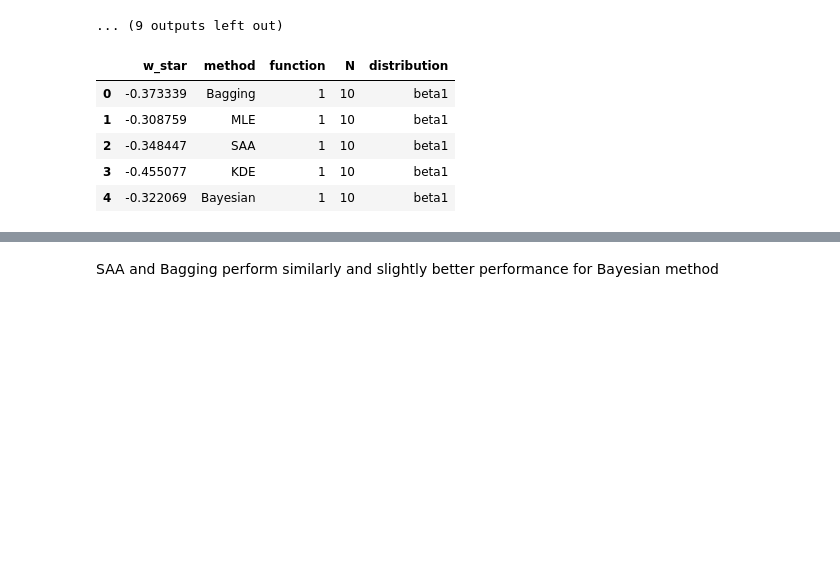
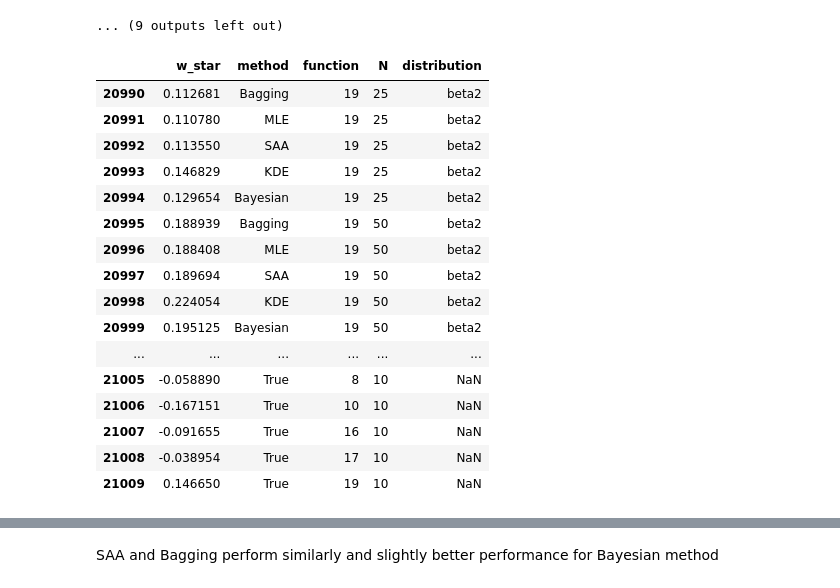
Before and after one commit to harrisonnguyen/stochastic_optimisation, a Jupyter notebook: BetaCostFunction/Beta_experiments.ipynb, the cells around one changed output, grey strips where cells are left out. Cells and saved outputs as stored; diff of their text form; code cells hidden in the pictures; blank space fills up the shorter version.

```diff
--- a/BetaCostFunction/Beta_experiments.ipynb
+++ b/BetaCostFunction/Beta_experiments.ipynb
@@ -293,15 +304,26 @@ for z in range(len(chosen_functions)):
     df = df.append(results,ignore_index=True)
     expected_cost = new_f(w_star,samples)
 #df.to_csv(file_name)
-# %%
-df.head()
-# %% [output]
-|  | w_star | method | function | N | distribution |
-| 0 | -0.373339 | Bagging | 1 | 10 | beta1 |
-| 1 | -0.308759 | MLE | 1 | 10 | beta1 |
-| 2 | -0.348447 | SAA | 1 | 10 | beta1 |
-| 3 | -0.455077 | KDE | 1 | 10 | beta1 |
-| 4 | -0.322069 | Bayesian | 1 | 10 | beta1 |
+# %%
+df.tail(20)
+# %% [output]
+|  | w_star | method | function | N | distribution |
+| 20990 | 0.112681 | Bagging | 19 | 25 | beta2 |
+| 20991 | 0.110780 | MLE | 19 | 25 | beta2 |
+| 20992 | 0.113550 | SAA | 19 | 25 | beta2 |
+| 20993 | 0.146829 | KDE | 19 | 25 | beta2 |
+| 20994 | 0.129654 | Bayesian | 19 | 25 | beta2 |
+| 20995 | 0.188939 | Bagging | 19 | 50 | beta2 |
+| 20996 | 0.188408 | MLE | 19 | 50 | beta2 |
+| 20997 | 0.189694 | SAA | 19 | 50 | beta2 |
+| 20998 | 0.224054 | KDE | 19 | 50 | beta2 |
+| 20999 | 0.195125 | Bayesian | 19 | 50 | beta2 |
+| ... | ... | ... | ... | ... | ... |
+| 21005 | -0.058890 | True | 8 | 10 | NaN |
+| 21006 | -0.167151 | True | 10 | 10 | NaN |
+| 21007 | -0.091655 | True | 16 | 10 | NaN |
+| 21008 | -0.038954 | True | 17 | 10 | NaN |
+| 21009 | 0.146650 | True | 19 | 10 | NaN |
 # %%
 #df = pd.read_csv("beta_experiments_redone_v2.csv",index_col=0)
 samples = beta.rvs(100000)
```
Also changed, not shown: parts of 7 cells of this notebook, 4 other files.
